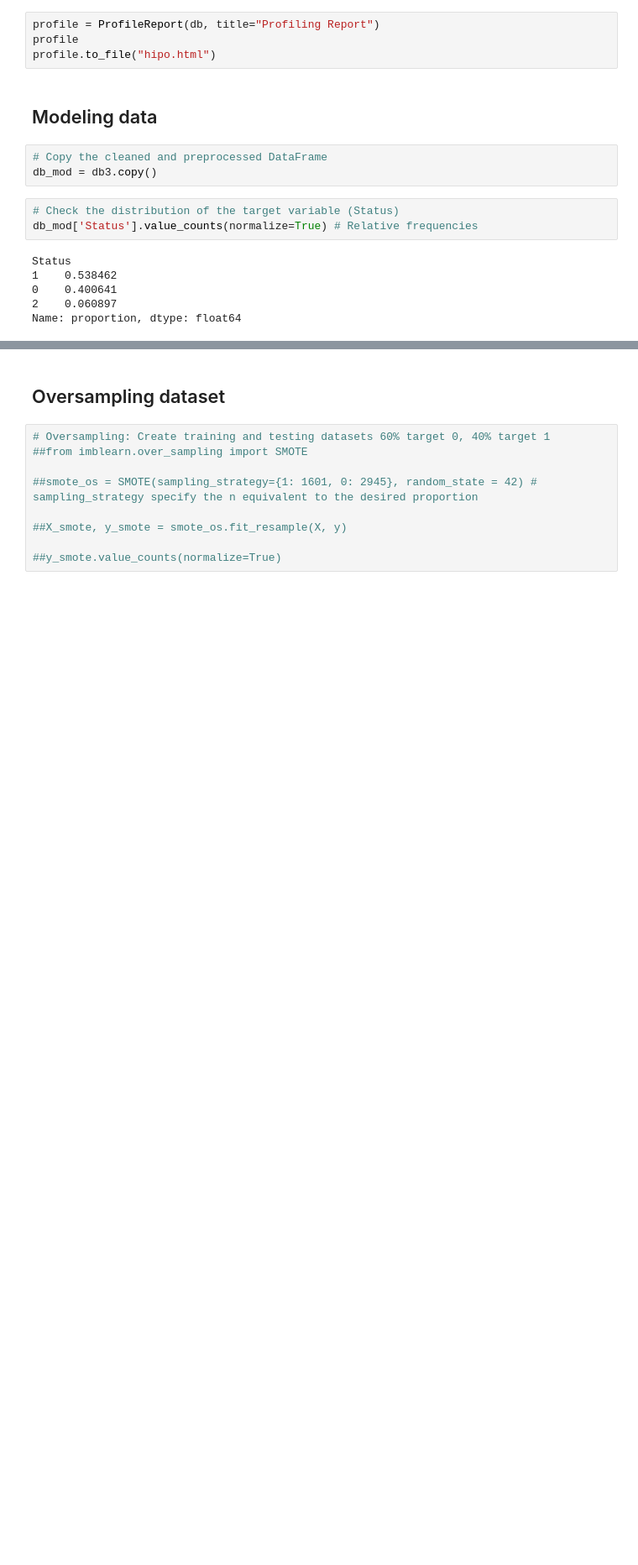
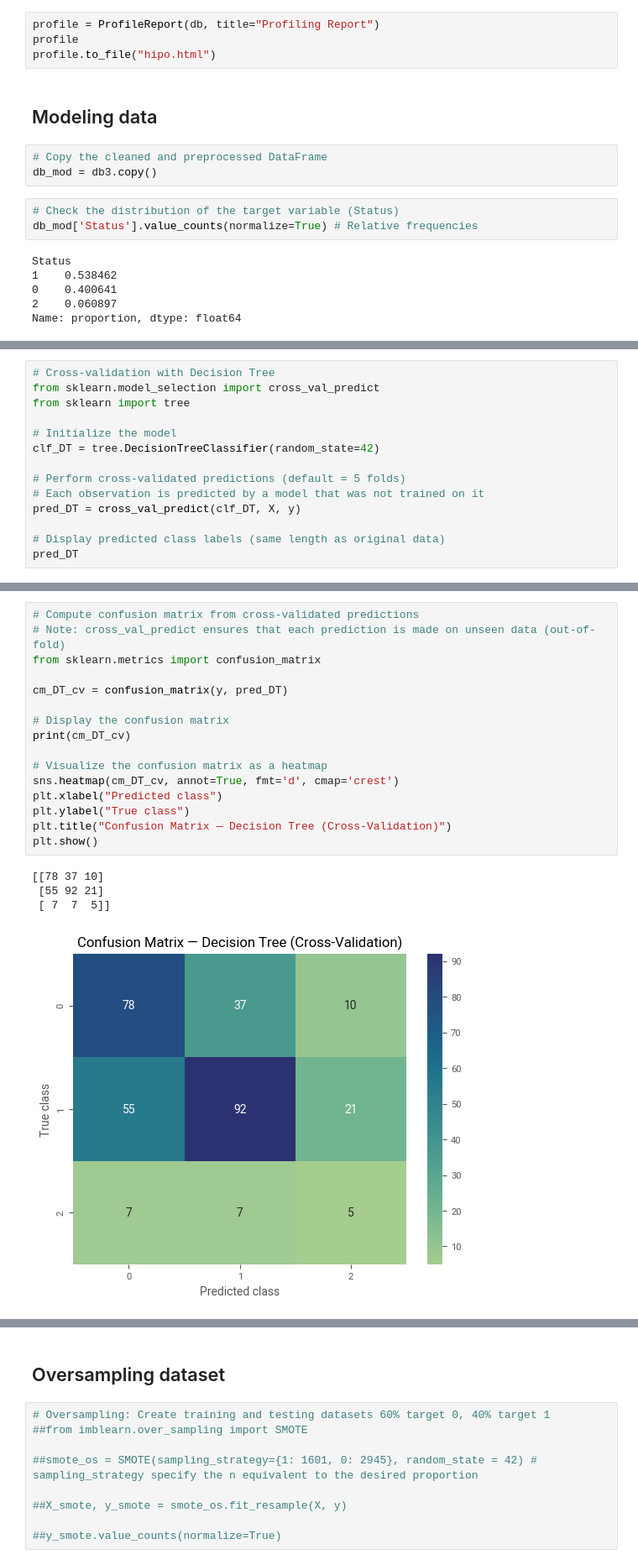
Before and after one commit to CarolinaCapitao/Machine-Learning, a Jupyter notebook: Cirrhosis_database.ipynb, the cells around one changed output, grey strips where cells are left out. Shown at 84% size. Drawn from its saved outputs; the diff is of its cells as text; blank space fills up the shorter version.

```diff
--- a/Cirrhosis_database.ipynb
+++ b/Cirrhosis_database.ipynb
@@ -1364,0 +1402,14 @@ array([1, 0, 0, 1, 1, 1, 0, 0, 0, 1, 1, 1, 1, 1, 1, 0, 0, 0, 1, 1, 0, 0,
+# %%
+# Cross-validation with Decision Tree
+from sklearn.model_selection import cross_val_predict
+from sklearn import tree
+
+# Initialize the model
+clf_DT = tree.DecisionTreeClassifier(random_state=42)
+
+# Perform cross-validated predictions (default = 5 folds)
+# Each observation is predicted by a model that was not trained on it
+pred_DT = cross_val_predict(clf_DT, X, y)
+
+# Display predicted class labels (same length as original data)
+pred_DT
@@ -1364,0 +1432,21 @@ array([1, 0, 0, 1, 1, 1, 0, 0, 0, 1, 1, 1, 1, 1, 1, 0, 0, 0, 1, 1, 0, 0,
+# %%
+# Compute confusion matrix from cross-validated predictions
+# Note: cross_val_predict ensures that each prediction is made on unseen data (out-of-fold)
+from sklearn.metrics import confusion_matrix
+
+cm_DT_cv = confusion_matrix(y, pred_DT)
+
+# Display the confusion matrix
+print(cm_DT_cv)
+
+# Visualize the confusion matrix as a heatmap
+sns.heatmap(cm_DT_cv, annot=True, fmt='d', cmap='crest')
+plt.xlabel("Predicted class")
+plt.ylabel("True class")
+plt.title("Confusion Matrix — Decision Tree (Cross-Validation)")
+plt.show()
+# %% [output]
+[[78 37 10]
+ [55 92 21]
+ [ 7  7  5]]
+[figure, added]
```
Also changed, not shown: parts of 69 cells of this notebook.
